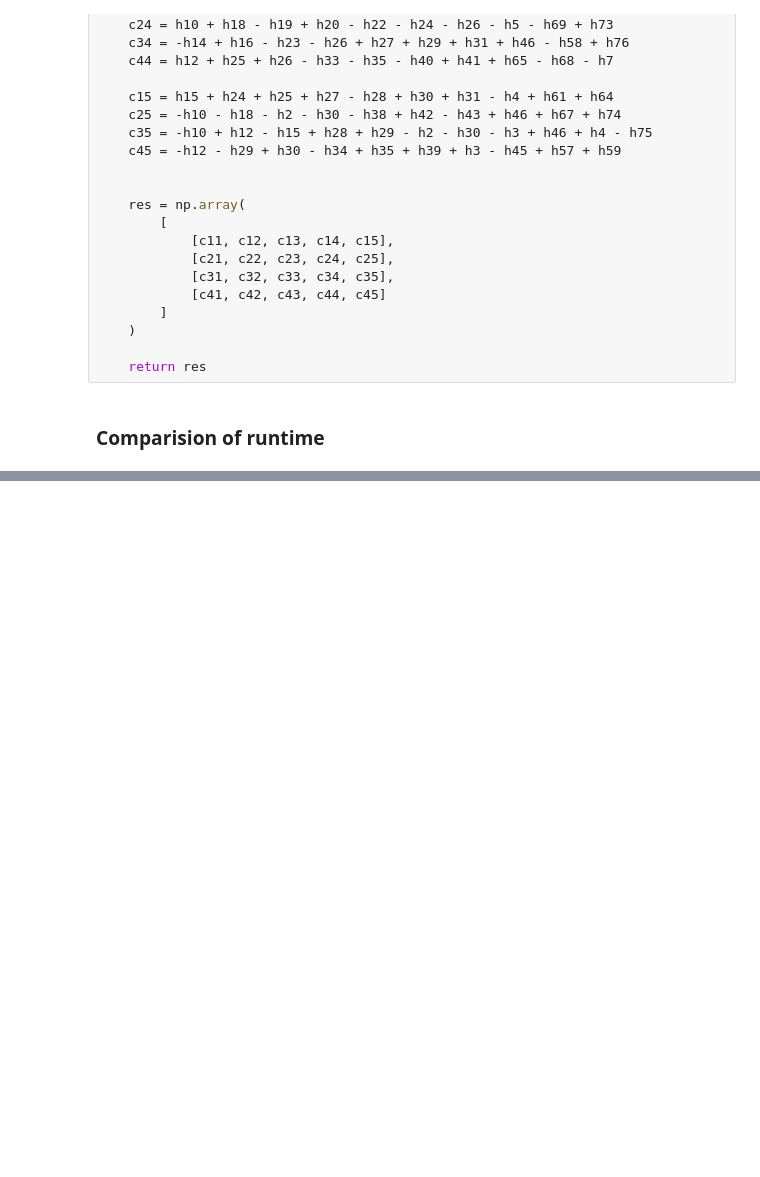
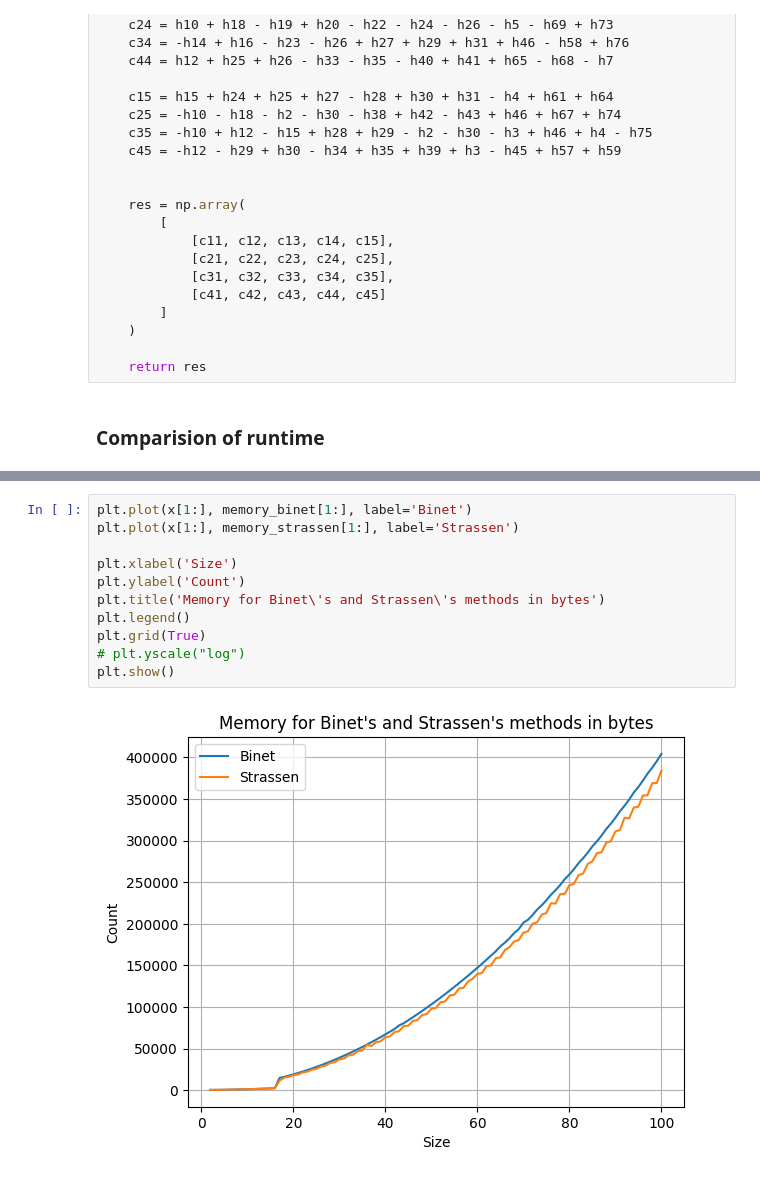
Before and after one commit to rbabski/AGH-Matrix-Algorithms, a Jupyter notebook: lab1/lab1.ipynb, the cells around one changed output, grey strips where cells are left out. Saved outputs shown, nothing was run; the diff lists cells and outputs as text; blank space fills up the shorter version.

```diff
--- a/lab1/lab1.ipynb
+++ b/lab1/lab1.ipynb
@@ -346,0 +454,13 @@ for n in range(1, 25):
+# %%
+plt.plot(x[1:], memory_binet[1:], label='Binet')
+plt.plot(x[1:], memory_strassen[1:], label='Strassen')
+
+plt.xlabel('Size')
+plt.ylabel('Count')
+plt.title('Memory for Binet\'s and Strassen\'s methods in bytes')
+plt.legend()
+plt.grid(True)
+# plt.yscale("log")
+plt.show()
+# %% [output]
+[figure, added]
```
Also changed, not shown: parts of 11 cells of this notebook.
